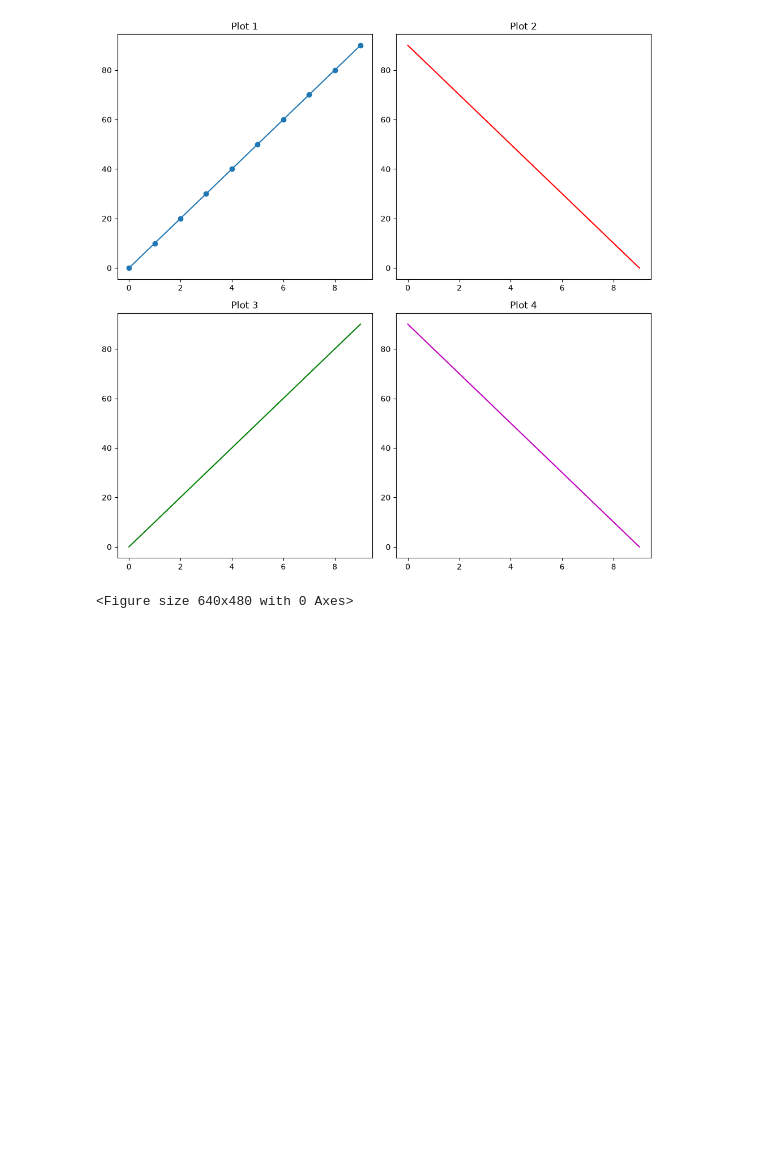
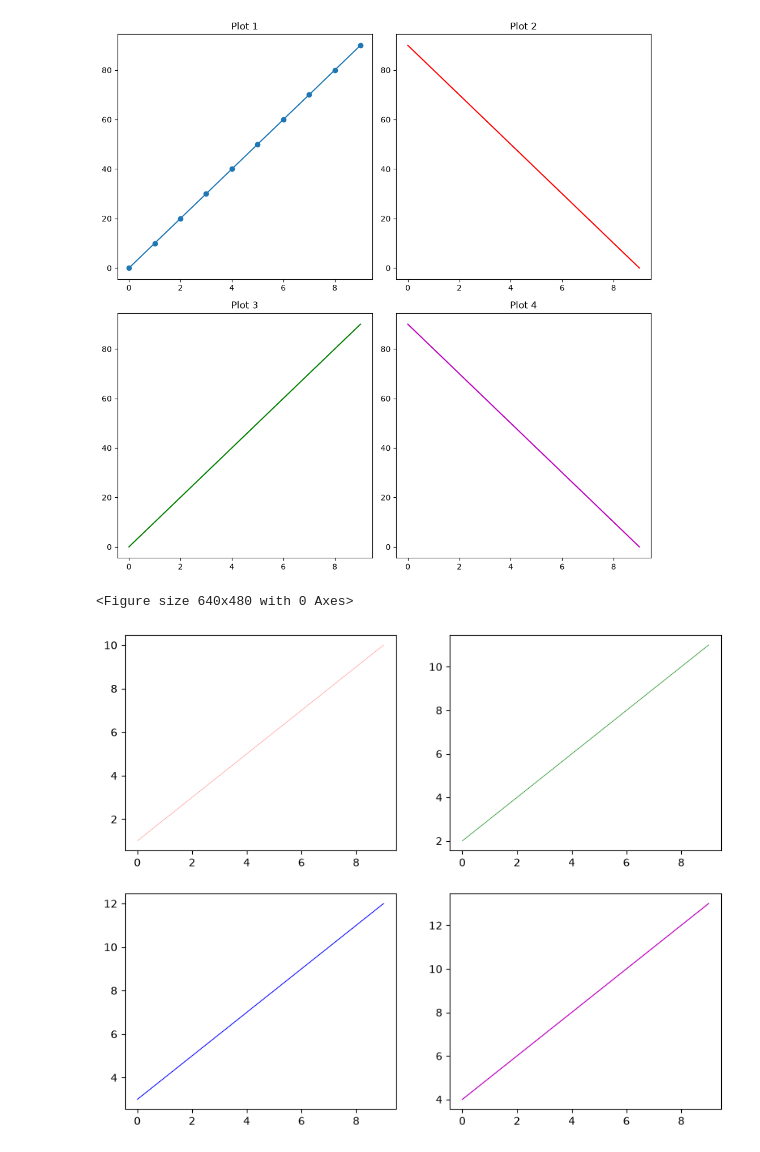
Before and after one commit to NazmullSyntax/data_visulazation, a Jupyter notebook: demo.ipynb, the cells around one changed output. Saved outputs shown, nothing was run; the diff lists cells and outputs as text; code cells hidden in the pictures; blank space fills up the shorter version.

```diff
--- a/demo.ipynb
+++ b/demo.ipynb
@@ -153,3 +153,12 @@ plt.show()
 [figure]
 [figure]
 <Figure size 640x480 with 0 Axes>
+# %%
+fig, axes = plt.subplots(2, 2, figsize=(10, 8))
+axes[0, 0].plot(x, x + 1, color='r', linewidth=0.20)
+axes[0, 1].plot(x, x + 2, color='g', linewidth=0.50)
+axes[1, 0].plot(x, x + 3, color='b', linewidth=0.75)
+axes[1, 1].plot(x, x + 4, color='m', linewidth=0.90)
+plt.show()
+# %% [output]
+[figure, added]
```
